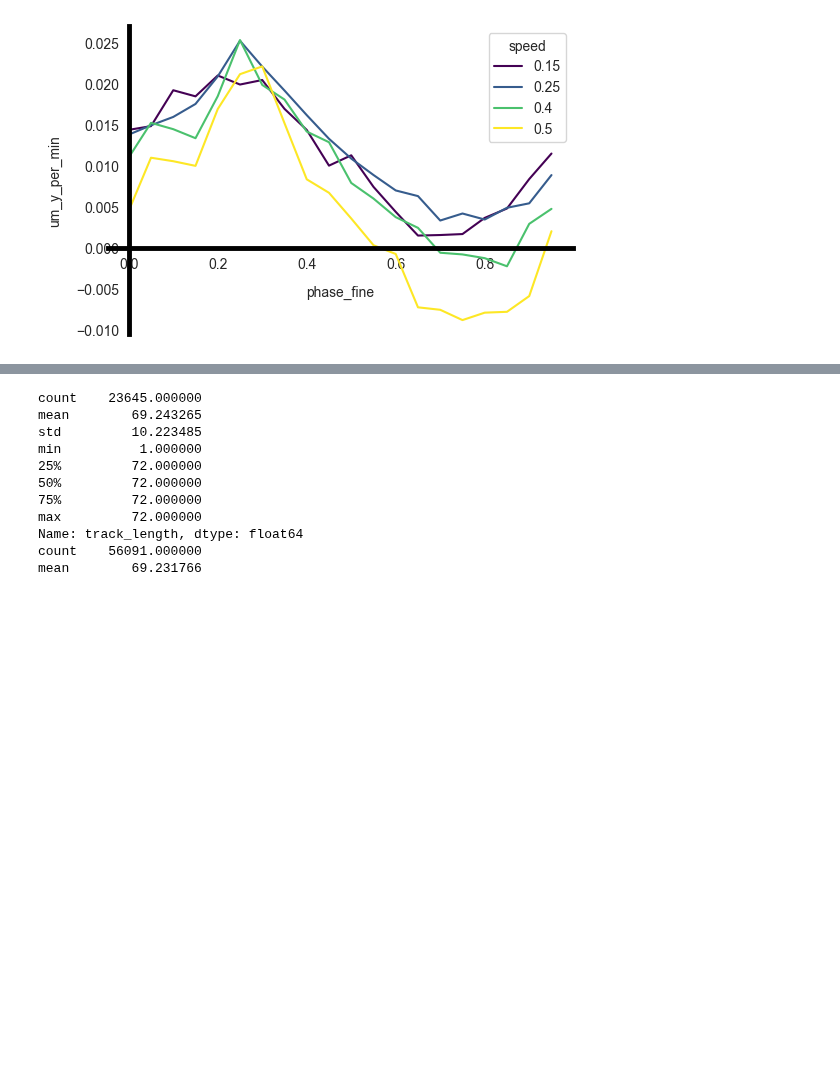
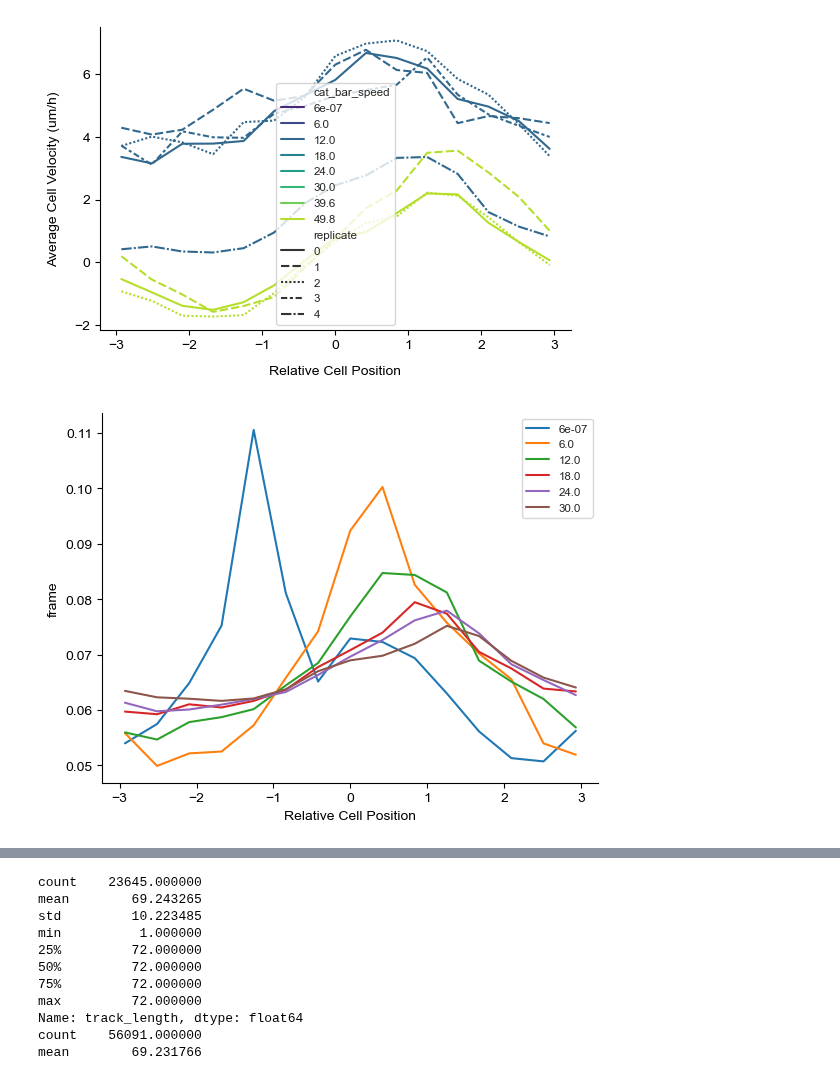
Before and after one commit to Harrison-Oatman/PyCLM, a Jupyter notebook: notebooks/analysis.ipynb, the cells around one changed output, grey strips where cells are left out. Saved outputs shown, nothing was run; the diff lists cells and outputs as text; code cells hidden in the pictures; blank space fills up the shorter version.

```diff
--- a/notebooks/analysis.ipynb
+++ b/notebooks/analysis.ipynb
@@ -11,7 +11,15 @@ from tqdm import tqdm
 import seaborn as sns
 from pathlib import Path
 # %%
-track_path = Path(r"D:\Harrison\RTx3 imaging\allbars\tracks")
+track_path = Path(r"D:\FeedbackControl\data\results\tracks")
+savepath = Path(r"G:\.shortcut-targets-by-id\1mjQpOyIBmhwFST1jB0FWKJhKOiVOMeb8\2025-03-24 Harrison feedback control\figure 2")
+import matplotlib as mpl
+mpl.rc("axes", facecolor="#ffffff00", grid=False, edgecolor="k", labelcolor="k")
+mpl.rc("figure", facecolor="#00000000", dpi=100)
+mpl.rc("axes.spines", top=False, right=False, )
+mpl.rc("xtick", color="k", bottom=True)
+mpl.rc("ytick", color="k", left=True)
+mpl.rc("legend", fontsize="small")
 # src = r"bar0p15.1_channel_545_tracks.csv"
 # spots_df = pd.read_csv(track_path / src)
 # %%
@@ -165,27 +185,29 @@ plt.show()
 # %%
 fig, ax = plt.subplots(1, 1, figsize=(6, 4))
-
+# fig, ax = plt.subplots(1, 1, figsize=(4, 3))
+plt.tight_layout(rect = [0.05, 0.05, 0.95, 0.95])
 all_dfs = pd.concat(subset_dfs, ignore_index=True)
-sns.lineplot(all_dfs[all_dfs["speed"] < 0.55], x="phase_fine", y="um_y_per_min", hue="speed", errorbar=None, palette="viridis")
-
-# Move axes to center
-ax.spines['left'].set_position('zero')
-ax.spines['bottom'].set_position('zero')
-
-# Remove top and right spines
-ax.spines['right'].set_color('none')
-ax.spines['top'].set_color('none')
-ax.spines['left'].set_color('k')
-ax.spines['bottom'].set_color('k')
-
-ax.spines["left"].set_linewidth(3.5)
-ax.spines["bottom"].set_linewidth(3.5)
+all_dfs["Bar Speed (um/h)"] = all_dfs["speed"] * 60
+all_dfs["cat_bar_speed"] = pd.Categorical(all_dfs["Bar Speed (um/h)"])
+# all_dfs["Relative Cell Position"] = [-(p - 0.1) if p < 0.6 else -(p - 0.1) + 1.0 for p in all_dfs["phase"]]
+# # all_dfs["Relative Cell Positions"]
+# all_dfs["Relative Cell Position"] = pd.cut(all_dfs["Relative Cell Position"], bins=20)
+# all_dfs["Relative Cell Position"] = [(p.right + p.left) / 2 for p in all_dfs["Relative Cell Position"]]
+all_dfs["Average Cell Velocity (um/h)"] = all_dfs["um_y_per_min"] * 60
+sns.lineplot(all_dfs[all_dfs["speed"].isin([0.2, 0.83])], x="Relative Cell Position", y="Average Cell Velocity (um/h)", hue="cat_bar_speed", errorbar=None, style="replicate", palette="viridis", legend=True)
 
 ax.grid(False)
 
 ax.xaxis.labelpad = 10
 ax.yaxis.labelpad = 10
 
+# plt.savefig(savepath / "phase_thing.pdf")
 plt.show()
+df = all_dfs[all_dfs["speed"] < 0.55]
+for speed in df["speed"].unique():
+    ss = df[df["speed"] == speed]
+    sns.lineplot(ss.groupby("Relative Cell Position")["frame"].count() / len(ss["Relative Cell Position"]), label=speed*60)
+plt.show()
 # %% [output]
-[figure, old version]
+[figure, new version]
+[figure, added]
```
Also changed, not shown: parts of 7 cells of this notebook.
